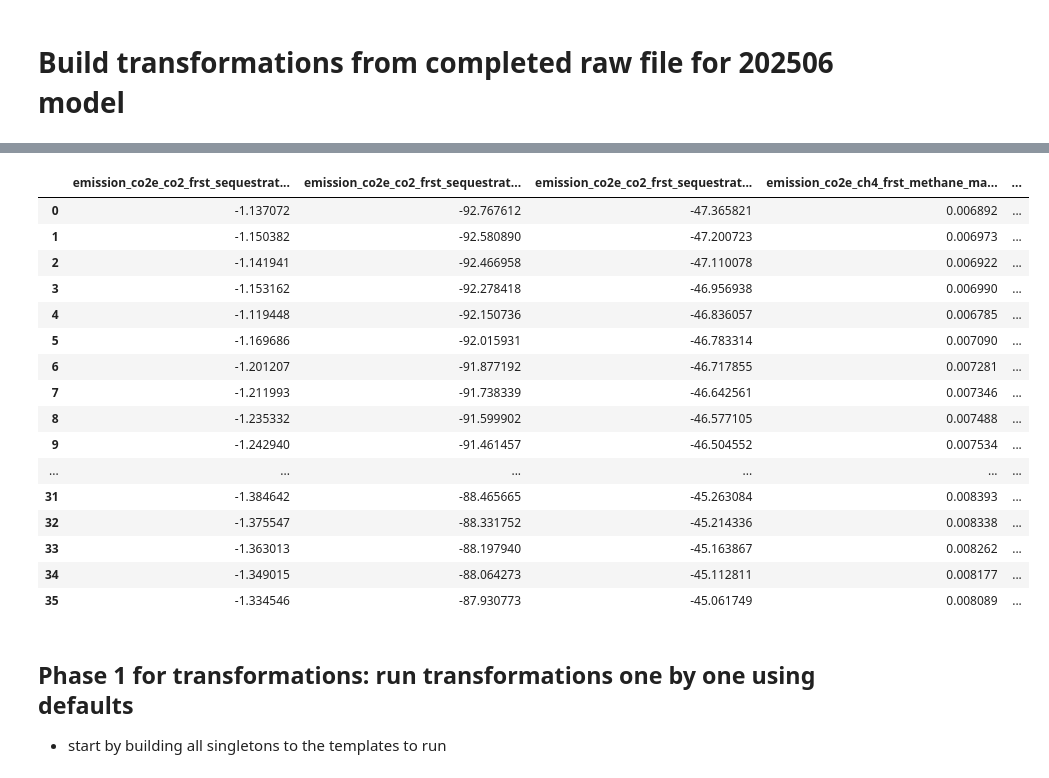
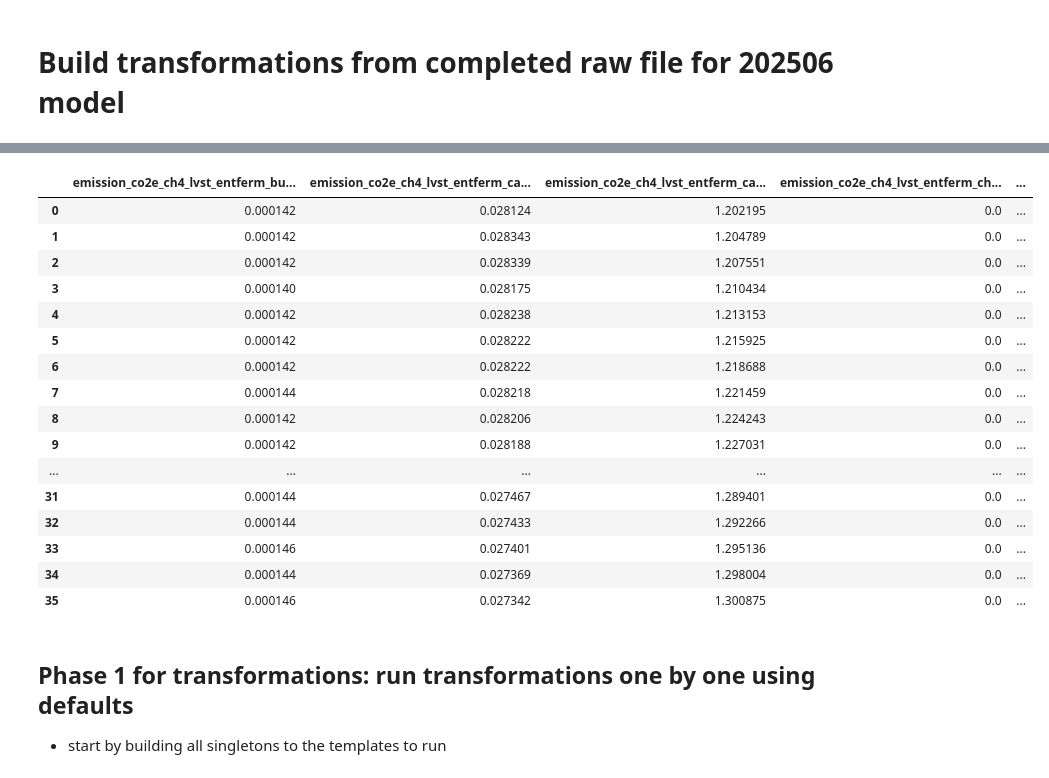
Before and after one commit to jcsyme/sisepuede_region_nbs, a Jupyter notebook: article_6_tanzania_sri_lanka_peru/peru_manager_article_6.ipynb, the cells around one changed output, grey strips where cells are left out. Cells and saved outputs as stored; diff of their text form; code cells hidden in the pictures.

Commit message:
updated data in tza lka and per

```diff
--- a/article_6_tanzania_sri_lanka_peru/peru_manager_article_6.ipynb
+++ b/article_6_tanzania_sri_lanka_peru/peru_manager_article_6.ipynb
@@ -115,2 +118,42 @@ _REGION_ISO = regions.return_region_or_iso(_REGION_NAME, return_type = "iso", )
 # %%
 df_peru = pd.read_csv(path_data_built)
+
+
+
+examples = sxl.SISEPUEDEExamples()
+df_examples = examples("input_data_frame").copy()
+
+fields_missing = [x for x in df_examples.columns if x not in df_peru.columns]
+
+df_peru = pd.merge(
+    df_peru,
+    df_examples[[time_periods.field_time_period] + fields_missing],
+    how = "left",
+)
+
+df_peru["pop_lvst_initial_cattle_dairy"] = 800000
+df_peru["pop_lvst_initial_cattle_nondairy"] = 4600000
+# %%
+df_peru_new = (
+    pd.read_excel(
+        "/Users/usuario/Downloads/source_data_frame_2025-08-26.xlsx",
+        skiprows = 7,
+    )
+)
+df_peru_columns = (
+    pd.read_excel(
+        "/Users/usuario/Downloads/source_data_frame_2025-08-26.xlsx",
+        nrows = 0,
+    )
+
+)
+
+df_peru_new.columns = df_peru_columns.columns
+df_peru_new = df_peru_new.drop(columns = ["Fuente"])
+
+fields_missing = [x for x in df_examples.columns if x not in df_peru_new.columns]
+df_peru_new = pd.merge(
+    df_peru_new,
+    df_examples[[time_periods.field_time_period] + fields_missing],
+    how = "left",
+)
@@ -117,27 +250,27 @@ df_peru = pd.read_csv(path_data_built)
 # %%
 import sisepuede.models.afolu as mafl
 model_afolu = mafl.AFOLU(matt, )
-df_tmp = model_afolu(df_peru, )
+df_new = model_afolu(df_peru_new, )
 # %%
-df_tmp[[x for x in df_tmp.columns if "emission_co2e" in x and "frst" in x]]
+df_new[[x for x in df_new.columns if "emission_co2e" in x and "lvst" in x]]
 # %% [output]
-|  | emission_co2e_co2_frst_sequestrat... | emission_co2e_co2_frst_sequestrat... | emission_co2e_co2_frst_sequestrat... | emission_co2e_ch4_frst_methane_ma... | ... |
-| 0 | -1.137072 | -92.767612 | -47.365821 | 0.006892 | ... |
-| 1 | -1.150382 | -92.580890 | -47.200723 | 0.006973 | ... |
-| 2 | -1.141941 | -92.466958 | -47.110078 | 0.006922 | ... |
-| 3 | -1.153162 | -92.278418 | -46.956938 | 0.006990 | ... |
-| 4 | -1.119448 | -92.150736 | -46.836057 | 0.006785 | ... |
-| 5 | -1.169686 | -92.015931 | -46.783314 | 0.007090 | ... |
-| 6 | -1.201207 | -91.877192 | -46.717855 | 0.007281 | ... |
-| 7 | -1.211993 | -91.738339 | -46.642561 | 0.007346 | ... |
-| 8 | -1.235332 | -91.599902 | -46.577105 | 0.007488 | ... |
-| 9 | -1.242940 | -91.461457 | -46.504552 | 0.007534 | ... |
+|  | emission_co2e_ch4_lvst_entferm_bu... | emission_co2e_ch4_lvst_entferm_ca... | emission_co2e_ch4_lvst_entferm_ca... | emission_co2e_ch4_lvst_entferm_ch... | ... |
+| 0 | 0.000142 | 0.028124 | 1.202195 | 0.0 | ... |
+| 1 | 0.000142 | 0.028343 | 1.204789 | 0.0 | ... |
+| 2 | 0.000142 | 0.028339 | 1.207551 | 0.0 | ... |
+| 3 | 0.000140 | 0.028175 | 1.210434 | 0.0 | ... |
+| 4 | 0.000142 | 0.028238 | 1.213153 | 0.0 | ... |
+| 5 | 0.000142 | 0.028222 | 1.215925 | 0.0 | ... |
+| 6 | 0.000142 | 0.028222 | 1.218688 | 0.0 | ... |
+| 7 | 0.000144 | 0.028218 | 1.221459 | 0.0 | ... |
+| 8 | 0.000142 | 0.028206 | 1.224243 | 0.0 | ... |
+| 9 | 0.000142 | 0.028188 | 1.227031 | 0.0 | ... |
 | ... | ... | ... | ... | ... | ... |
-| 31 | -1.384642 | -88.465665 | -45.263084 | 0.008393 | ... |
-| 32 | -1.375547 | -88.331752 | -45.214336 | 0.008338 | ... |
-| 33 | -1.363013 | -88.197940 | -45.163867 | 0.008262 | ... |
-| 34 | -1.349015 | -88.064273 | -45.112811 | 0.008177 | ... |
-| 35 | -1.334546 | -87.930773 | -45.061749 | 0.008089 | ... |
+| 31 | 0.000144 | 0.027467 | 1.289401 | 0.0 | ... |
+| 32 | 0.000144 | 0.027433 | 1.292266 | 0.0 | ... |
+| 33 | 0.000146 | 0.027401 | 1.295136 | 0.0 | ... |
+| 34 | 0.000144 | 0.027369 | 1.298004 | 0.0 | ... |
+| 35 | 0.000146 | 0.027342 | 1.300875 | 0.0 | ... |
 # %%
 #df_peru.to_csv(path_data_built, encoding = "UTF-8", index = None, )
 # %%
```
Also changed, not shown: parts of 17 cells of this notebook, 5 other files.
